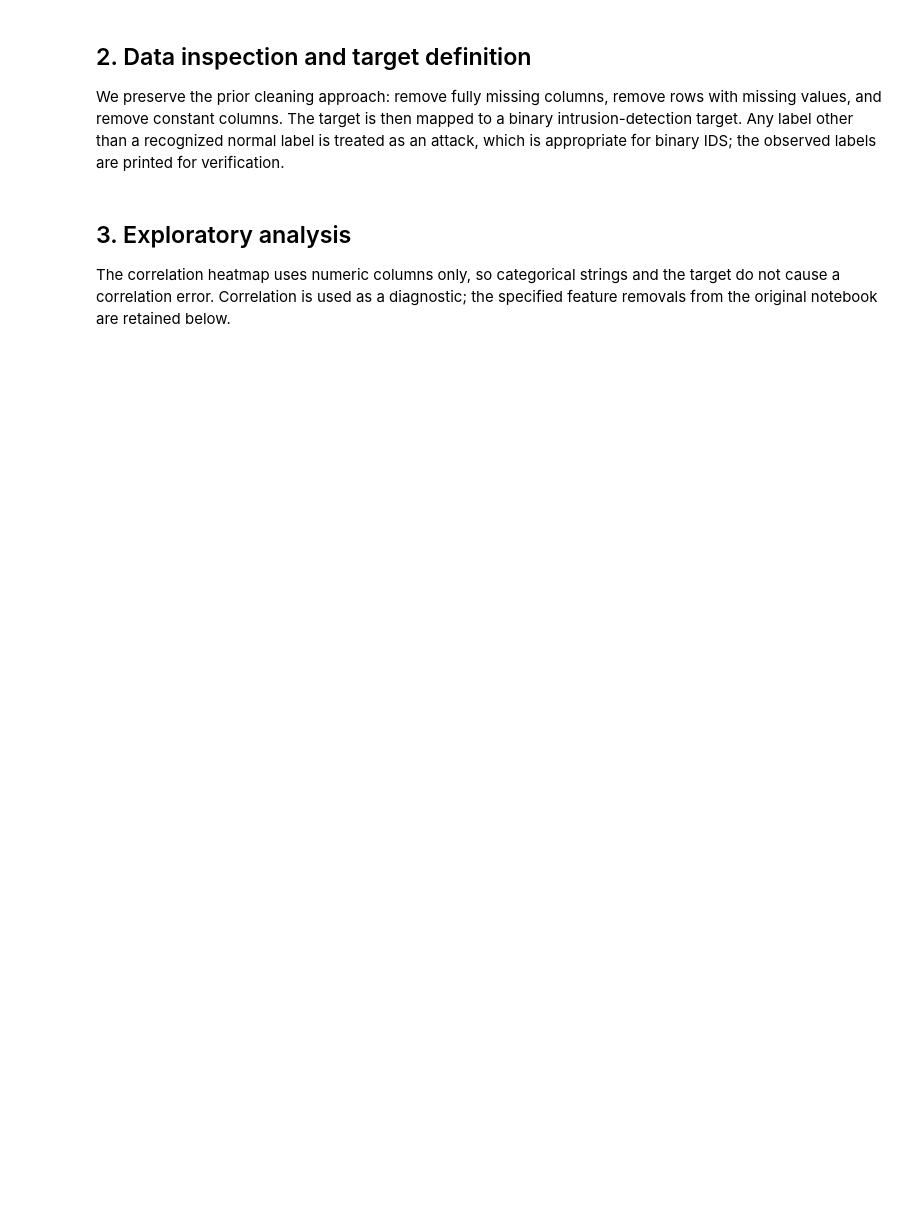
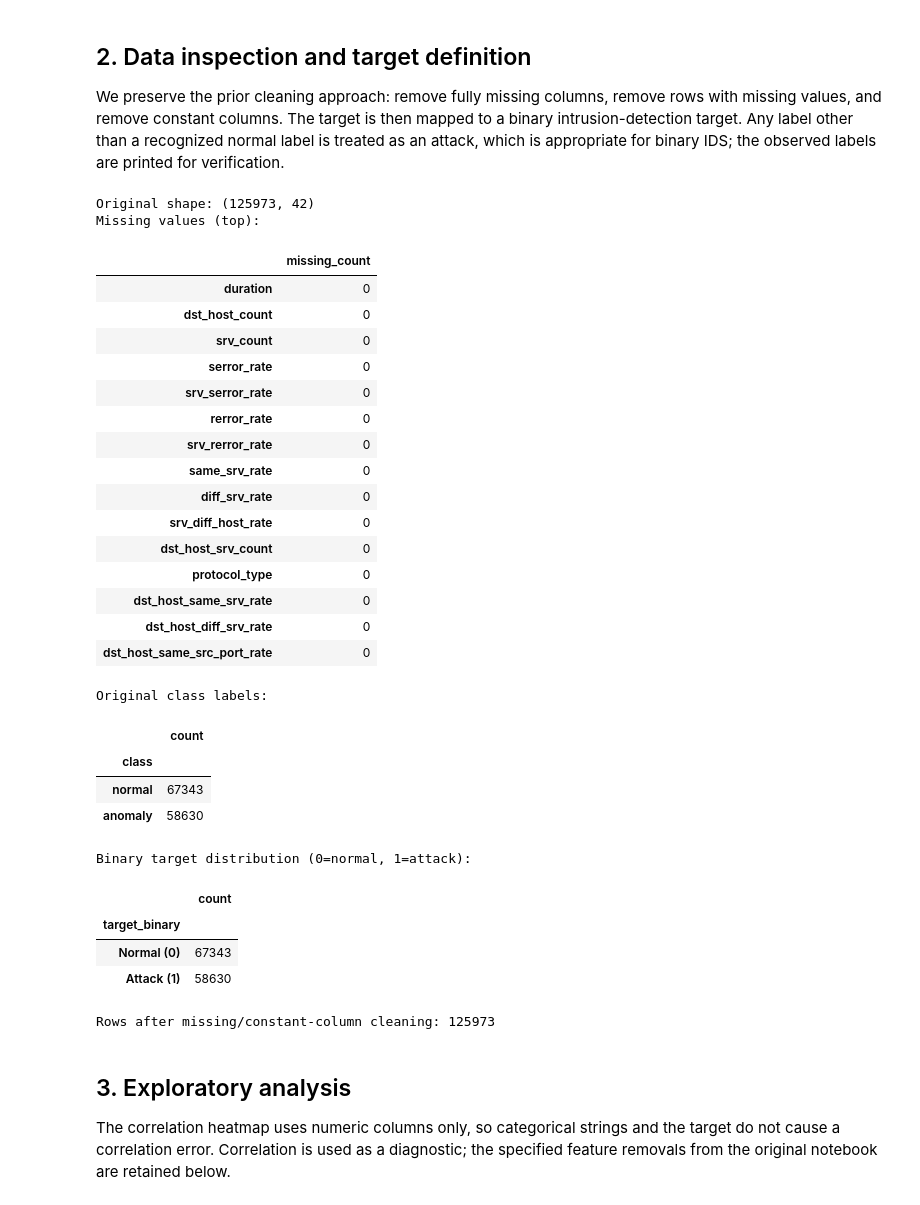
Before and after one commit to ismail-ru-cse-39/Machine-Learning, a Jupyter notebook: projects/NSL_KDD_Logistic_KNN_DecisionTree_SMOTE.ipynb, the cells around one changed output. Saved outputs shown, nothing was run; the diff lists cells and outputs as text; code cells hidden in the pictures; blank space fills up the shorter version.

```diff
--- a/projects/NSL_KDD_Logistic_KNN_DecisionTree_SMOTE.ipynb
+++ b/projects/NSL_KDD_Logistic_KNN_DecisionTree_SMOTE.ipynb
@@ -136,30 +206,60 @@ We preserve the prior cleaning approach: remove fully missing columns, remove ro
 # %%
 if "class" not in raw.columns:
     raise ValueError("Target column 'class' was not found. Check the CSV header and column layout.")
 
 df = raw.copy()
 df.columns = [str(c).strip().lower().rstrip(".") for c in df.columns]
 
 print("Original shape:", df.shape)
 print("Missing values (top):")
 display(df.isna().sum().sort_values(ascending=False).head(15).to_frame("missing_count"))
 
 # Preserve the original notebook's cleaning choice: drop columns containing missing values,
 # then retain columns with more than one unique value.
 # (This is intentionally column-wise, matching the earlier code's df.dropna('columns').)
-df = df.dropna(axis="columns", how="any")
+#df = df.dropna(axis="columns", how="any")
 df = df.loc[:, df.nunique(dropna=False) > 1].copy()
 
 # Normalise string labels such as 'normal.' and 'neptune.'.
 df["class"] = df["class"].astype(str).str.strip().str.lower().str.rstrip(".")
 print("Original class labels:")
 display(df["class"].value_counts().to_frame("count"))
 
 normal_labels = {"normal"}
 df["target_binary"] = np.where(df["class"].isin(normal_labels), 0, 1).astype(int)
 print("Binary target distribution (0=normal, 1=attack):")
 display(df["target_binary"].value_counts().rename(index={0:"Normal (0)", 1:"Attack (1)"}).to_frame("count"))
 print("Rows after missing/constant-column cleaning:", df.shape[0])
+# %% [output]
+Original shape: (125973, 42)
+Missing values (top):
+|  | missing_count |
+| duration | 0 |
+| dst_host_count | 0 |
+| srv_count | 0 |
+| serror_rate | 0 |
+| srv_serror_rate | 0 |
+| rerror_rate | 0 |
+| srv_rerror_rate | 0 |
+| same_srv_rate | 0 |
+| diff_srv_rate | 0 |
+| srv_diff_host_rate | 0 |
+| dst_host_srv_count | 0 |
+| protocol_type | 0 |
+| dst_host_same_srv_rate | 0 |
+| dst_host_diff_srv_rate | 0 |
+| dst_host_same_src_port_rate | 0 |
+Original class labels:
+|  | count |
+| class |  |
+| normal | 67343 |
+| anomaly | 58630 |
+Binary target distribution (0=normal, 1=attack):
+|  | count |
+| target_binary |  |
+| Normal (0) | 67343 |
+| Attack (1) | 58630 |
+Rows after missing/constant-column cleaning: 125973
 # %% [markdown]
 ## 3. Exploratory analysis
 
```
Also changed, not shown: parts of 14 cells of this notebook, 7 other files.
